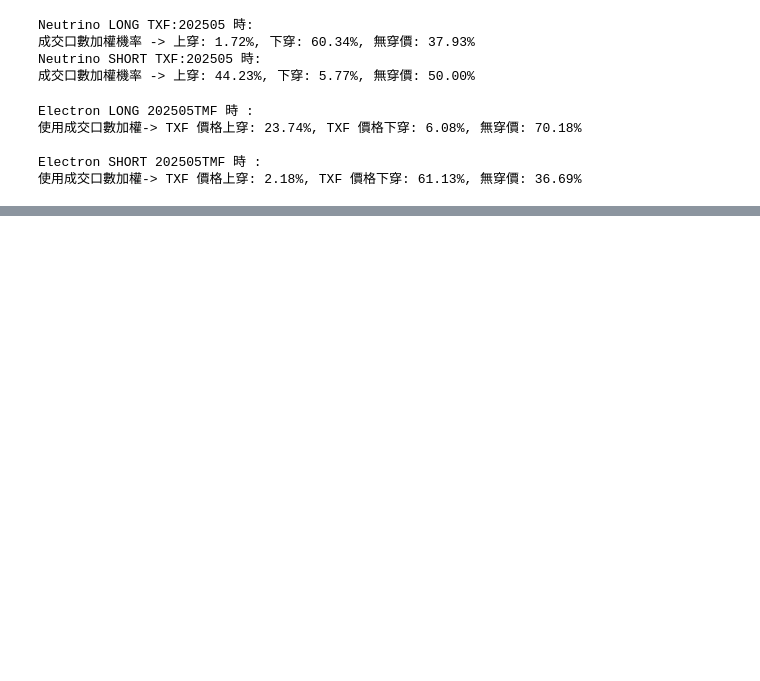
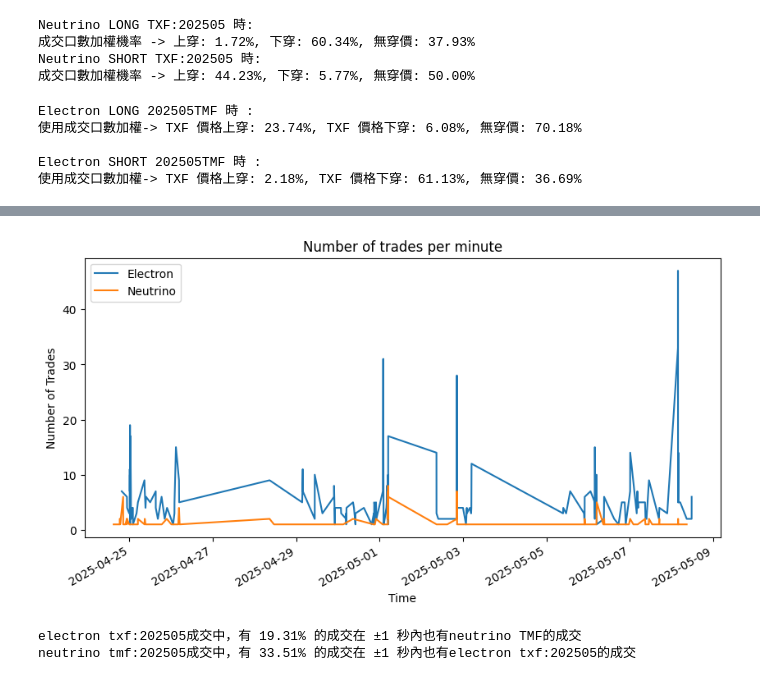
Before and after one commit to yuyu8815/proton_pnl_check, a Jupyter notebook: txf_trade_through _local_data.ipynb, the cells around one changed output, grey strips where cells are left out. Drawn from its saved outputs; the diff is of its cells as text; code cells hidden in the pictures; blank space fills up the shorter version.

```diff
--- a/txf_trade_through _local_data.ipynb
+++ b/txf_trade_through _local_data.ipynb
@@ -376,0 +398,46 @@ Electron SHORT 202505TMF 時 :
+# %%
+import matplotlib.pyplot as plt
+
+plt.figure(figsize=(10, 5))
+fills_df['time'].dt.floor('T').value_counts().sort_index().plot(label='Electron')
+fills_df2['time'].dt.floor('T').value_counts().sort_index().plot(label='Neutrino')
+plt.legend()
+plt.title('Number of trades per minute')
+plt.xlabel('Time')
+plt.ylabel('Number of Trades')
+plt.show()
+# %% [output]
+[figure, added]
+# %%
+import pandas as pd
+
+# 確保排序（merge_asof 需要）
+df_a = fills_df.sort_values('time').reset_index(drop=True)
+df_b = fills_df2.sort_values('time').reset_index(drop=True)
+
+# ---- A 對 B：找出每筆 A 最近的 B（±1秒） ----
+matched_from_a = pd.merge_asof(
+    df_a, df_b, on='time',
+    direction='nearest',
+    tolerance=pd.Timedelta('1s'),
+    suffixes=('_a', '_b')
+)
+
+# 根據 df_b 的某個欄位來判斷 match 成功
+# 假設你有 'px' 欄位（成交價格）
+a_match_ratio = matched_from_a['px_b'].notna().mean()
+print(f"electron txf:202505成交中，有 {a_match_ratio:.2%} 的成交在 ±1 秒內也有neutrino TMF的成交")
+
+# ---- B 對 A：再做一次反向 ----
+matched_from_b = pd.merge_asof(
+    df_b, df_a, on='time',
+    direction='nearest',
+    tolerance=pd.Timedelta('1s'),
+    suffixes=('_b', '_a')
+)
+
+b_match_ratio = matched_from_b['px_a'].notna().mean()
+print(f"neutrino tmf:202505成交中，有 {b_match_ratio:.2%} 的成交在 ±1 秒內也有electron txf:202505的成交")
+# %% [output]
+electron txf:202505成交中，有 19.31% 的成交在 ±1 秒內也有neutrino TMF的成交
+neutrino tmf:202505成交中，有 33.51% 的成交在 ±1 秒內也有electron txf:202505的成交
```
Also changed, not shown: parts of 9 cells of this notebook, 12 other files.
